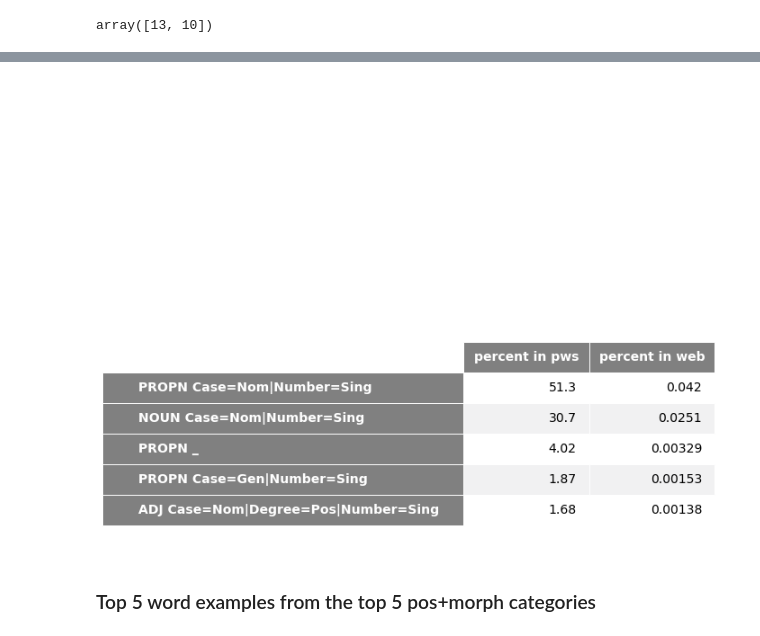
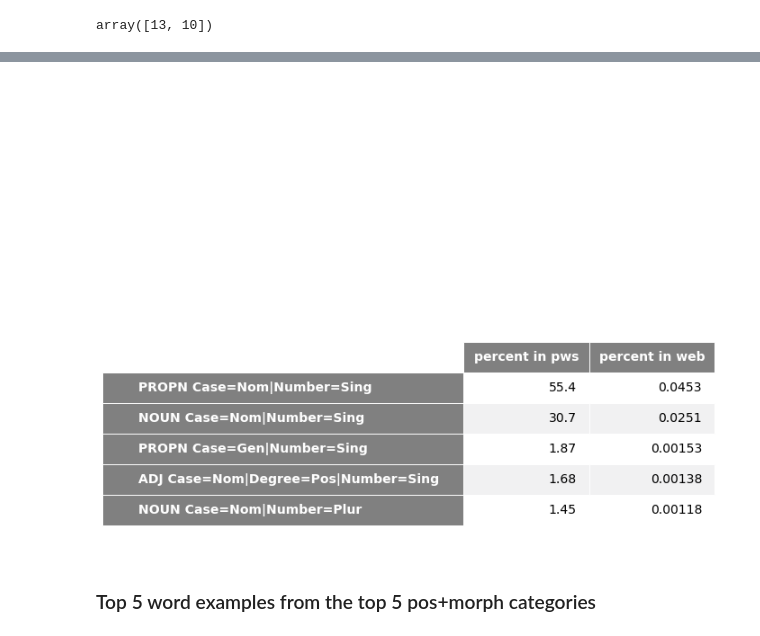
Before and after one commit to elmasyr/pw, a Jupyter notebook: PW_pivot_all.ipynb, the cells around one changed output, grey strips where cells are left out. Cells and saved outputs as stored; diff of their text form; code cells hidden in the pictures.

```diff
--- a/PW_pivot_all.ipynb
+++ b/PW_pivot_all.ipynb
@@ -6,6 +6,7 @@ import matplotlib.pyplot as plt
 
 # give the datafile name
 datafile= 'all_words_pivot.csv'
+addin = '_all'
 
 df = pd.read_csv(datafile, header=0, sep=',', encoding='utf-8')
 df.info() # could also use df_final.dtypes
@@ -172,0 +200,2 @@ df.head()
+# %%
+df['label'] = np.where((df['label']=='PROPN _'), 'PROPN Case=Nom|Number=Sing', df['label'])
@@ -273,23 +310,27 @@ plt.savefig('posmorphtable_blue.eps', format='eps', dpi=300, bbox_inches='tight'
 # %%
 # dff = dfa.copy()
 # dff.reset_index(level=0, inplace=True)
 # dft = dff[['label','percent in pws','percent in web']].head()
+fign = 'posmorphtable_grey'
+pngfile = fign + '_' + addin + 'png'
+epsfile = fign + '_' + addin + 'eps'
+
 dft=dfa[['percent in pws','percent in web']].head()
 rows = [i for i in dft.index]
 
 ax = plt.subplot(111, frame_on=False) # no visible frame
 ax.xaxis.set_visible(False)  # hide the x axis
 ax.yaxis.set_visible(False)  # hide the y axis
 
 render_mpl_table(dft, header_columns=0, col_width=2.5, rows = rows, header_color='grey',  edge_color='w')
 
 #plt.tight_layout()
 #plt.savefig('posmorphtable_grey.png')
-plt.savefig('posmorphtable_grey.png', format='png', dpi=300, bbox_inches='tight')
-plt.savefig('posmorphtable_grey.eps', format='eps', dpi=300, bbox_inches='tight');
+plt.savefig(pngfile, format='png', dpi=300, bbox_inches='tight')
+plt.savefig(epsfile, format='eps', dpi=300, bbox_inches='tight');
 # %% [output]
 [figure]
-[figure, old version]
+[figure, new version]
 # %% [markdown]
 ### Top 5 word examples from the top 5 pos+morph categories
 # %%
```
Also changed, not shown: parts of 18 cells of this notebook.
